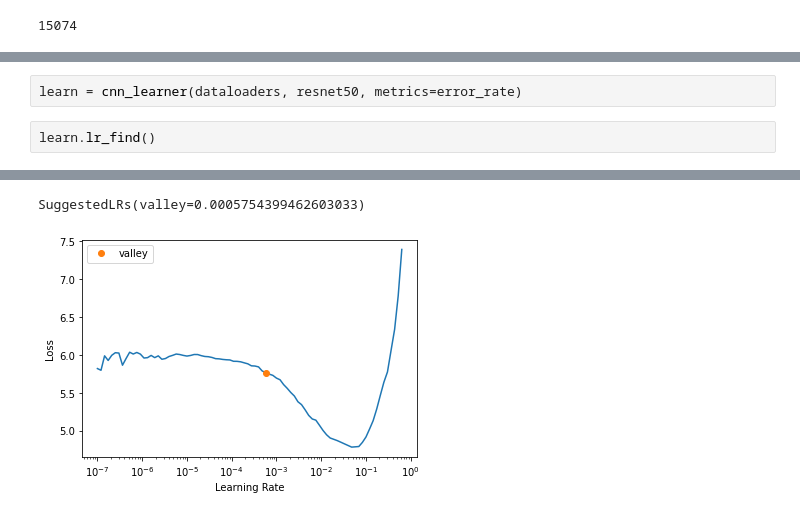
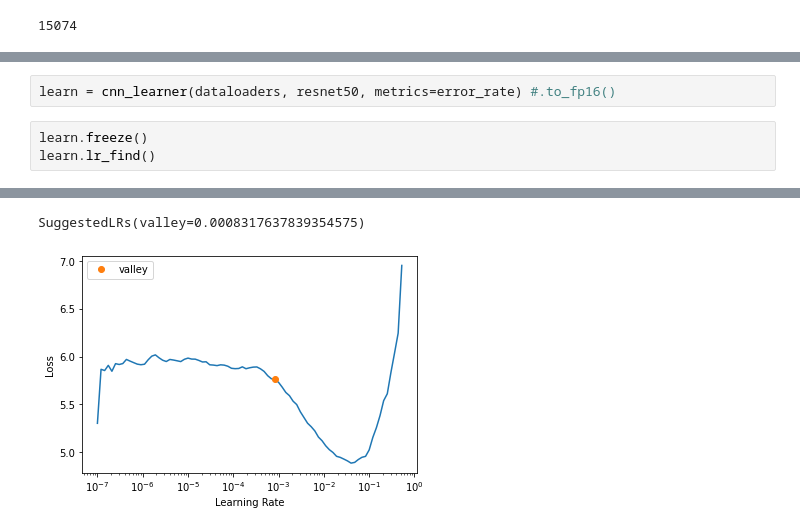
Before and after one commit to KennethTM/macro_inv_id, a Jupyter notebook: finland_data.ipynb, the cells around one changed output, grey strips where cells are left out. Saved outputs shown, nothing was run; the diff lists cells and outputs as text.

```diff
--- a/finland_data.ipynb
+++ b/finland_data.ipynb
@@ -21,11 +21,12 @@ dataloaders.show_batch()
 # %%
-learn = cnn_learner(dataloaders, resnet50, metrics=error_rate)
+learn = cnn_learner(dataloaders, resnet50, metrics=error_rate) #.to_fp16()
 # %%
+learn.freeze()
 learn.lr_find()
 # %% [output]
 [interactive output not drawn]
-SuggestedLRs(valley=0.0005754399462603033)
+SuggestedLRs(valley=0.0008317637839354575)
-[figure, old version]
+[figure, new version]
 # %%
 learn.freeze()
 learn.fit_one_cycle(2, 1e-3)
```
Also changed, not shown: parts of 28 cells of this notebook.
